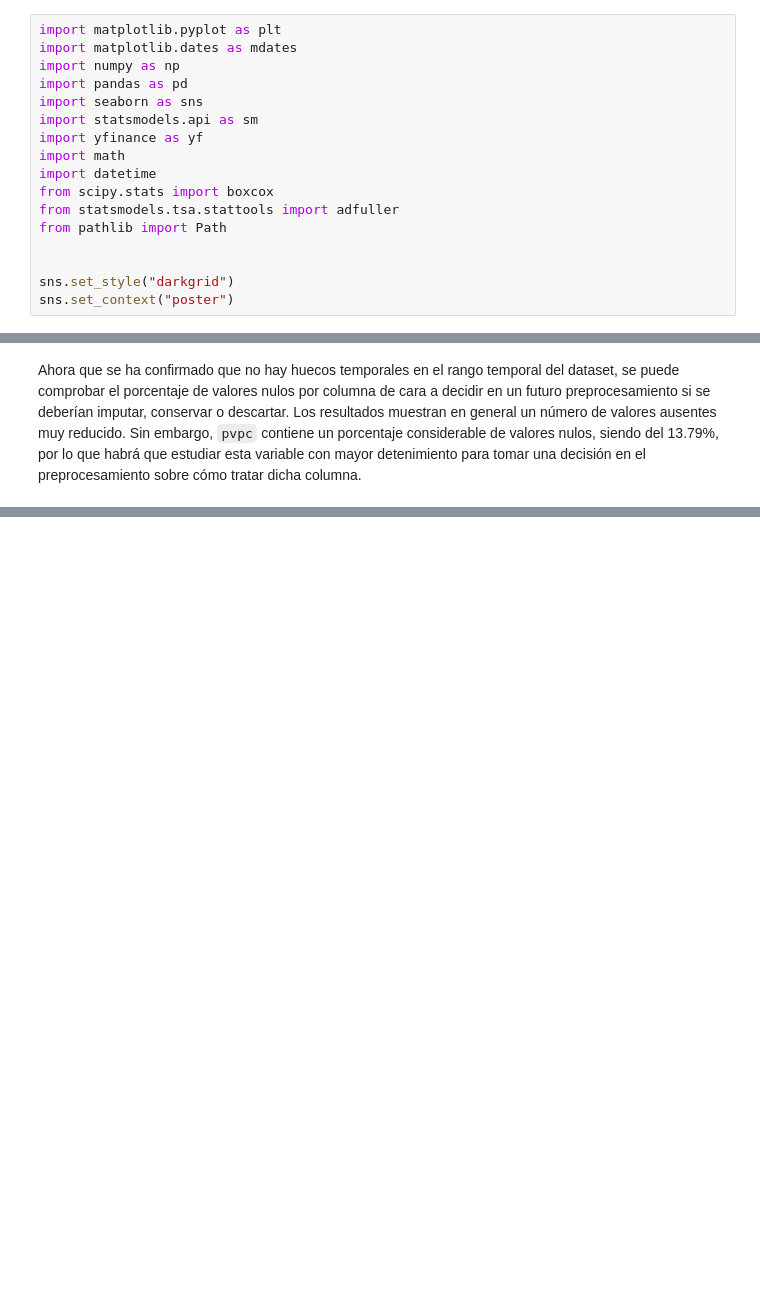
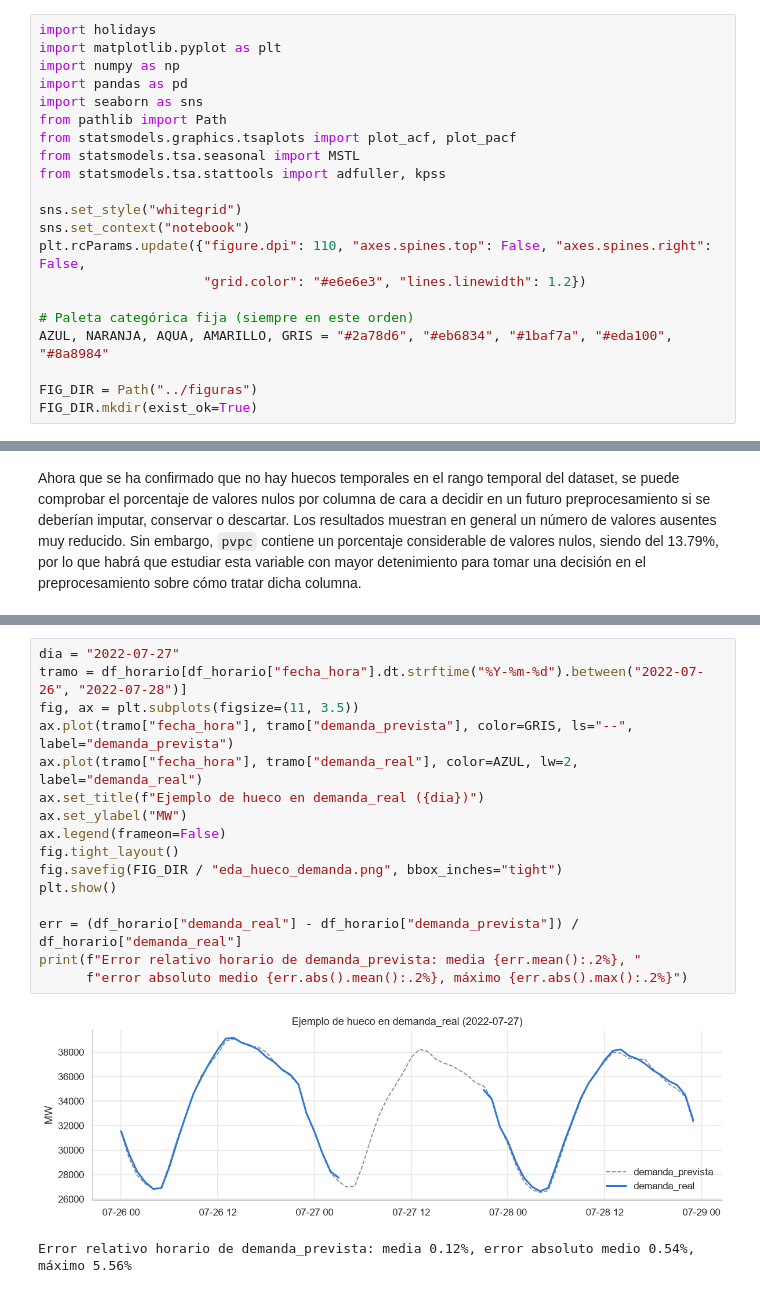
Before and after one commit to madalenointhemorning/MachineLearningUMU, a Jupyter notebook: practica2/notebooks/01_eda.ipynb, the cells around one changed output, grey strips where cells are left out. Saved outputs shown, nothing was run; the diff lists cells and outputs as text; blank space fills up the shorter version.

```diff
--- a/practica2/notebooks/01_eda.ipynb
+++ b/practica2/notebooks/01_eda.ipynb
@@ -3,20 +3,24 @@
 # %% [markdown]
 ## Carga de datos
 # %%
+import holidays
 import matplotlib.pyplot as plt
-import matplotlib.dates as mdates
 import numpy as np
 import pandas as pd
 import seaborn as sns
-import statsmodels.api as sm
-import yfinance as yf
-import math
-import datetime
-from scipy.stats import boxcox
-from statsmodels.tsa.stattools import adfuller
 from pathlib import Path
+from statsmodels.graphics.tsaplots import plot_acf, plot_pacf
+from statsmodels.tsa.seasonal import MSTL
+from statsmodels.tsa.stattools import adfuller, kpss
 
+sns.set_style("whitegrid")
+sns.set_context("notebook")
+plt.rcParams.update({"figure.dpi": 110, "axes.spines.top": False, "axes.spines.right": False,
+                     "grid.color": "#e6e6e3", "lines.linewidth": 1.2})
 
-sns.set_style("darkgrid")
-sns.set_context("poster")
+# Paleta categórica fija (siempre en este orden)
+AZUL, NARANJA, AQUA, AMARILLO, GRIS = "#2a78d6", "#eb6834", "#1baf7a", "#eda100", "#8a8984"
+
+FIG_DIR = Path("../figuras")
+FIG_DIR.mkdir(exist_ok=True)
 # %%
@@ -210,0 +254,19 @@ Ahora que se ha confirmado que no hay huecos temporales en el rango temporal del
+# %%
+dia = "2022-07-27"
+tramo = df_horario[df_horario["fecha_hora"].dt.strftime("%Y-%m-%d").between("2022-07-26", "2022-07-28")]
+fig, ax = plt.subplots(figsize=(11, 3.5))
+ax.plot(tramo["fecha_hora"], tramo["demanda_prevista"], color=GRIS, ls="--", label="demanda_prevista")
+ax.plot(tramo["fecha_hora"], tramo["demanda_real"], color=AZUL, lw=2, label="demanda_real")
+ax.set_title(f"Ejemplo de hueco en demanda_real ({dia})")
+ax.set_ylabel("MW")
+ax.legend(frameon=False)
+fig.tight_layout()
+fig.savefig(FIG_DIR / "eda_hueco_demanda.png", bbox_inches="tight")
+plt.show()
+
+err = (df_horario["demanda_real"] - df_horario["demanda_prevista"]) / df_horario["demanda_real"]
+print(f"Error relativo horario de demanda_prevista: media {err.mean():.2%}, "
+      f"error absoluto medio {err.abs().mean():.2%}, máximo {err.abs().max():.2%}")
+# %% [output]
+[figure, added]
+Error relativo horario de demanda_prevista: media 0.12%, error absoluto medio 0.54%, máximo 5.56%
```
Also changed, not shown: parts of 22 cells of this notebook, 7 other files.
